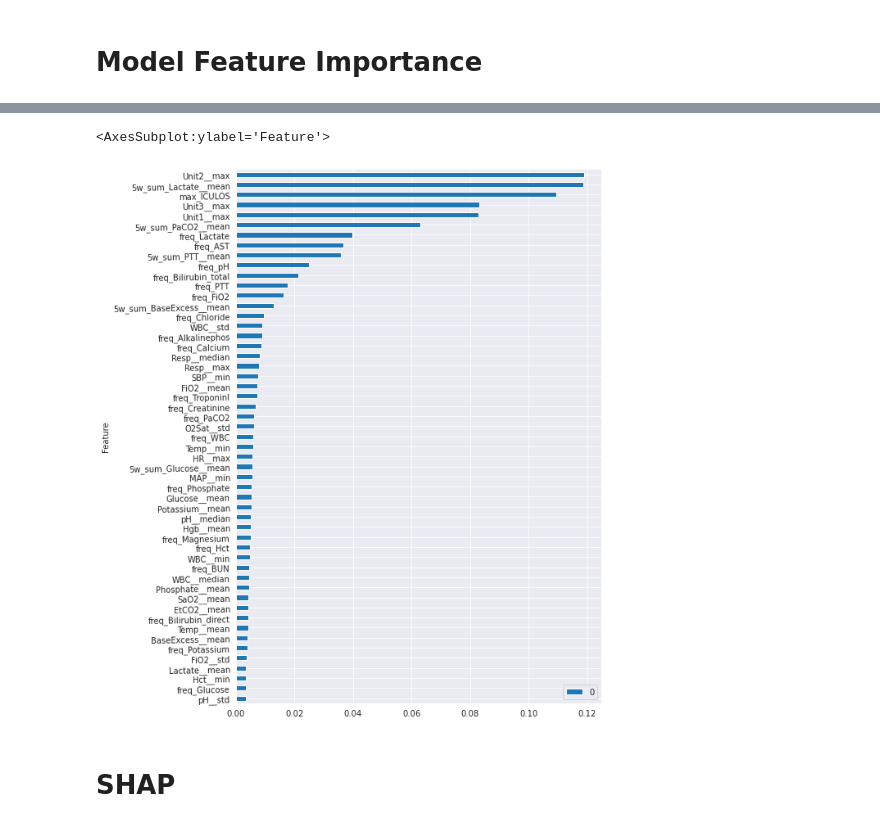
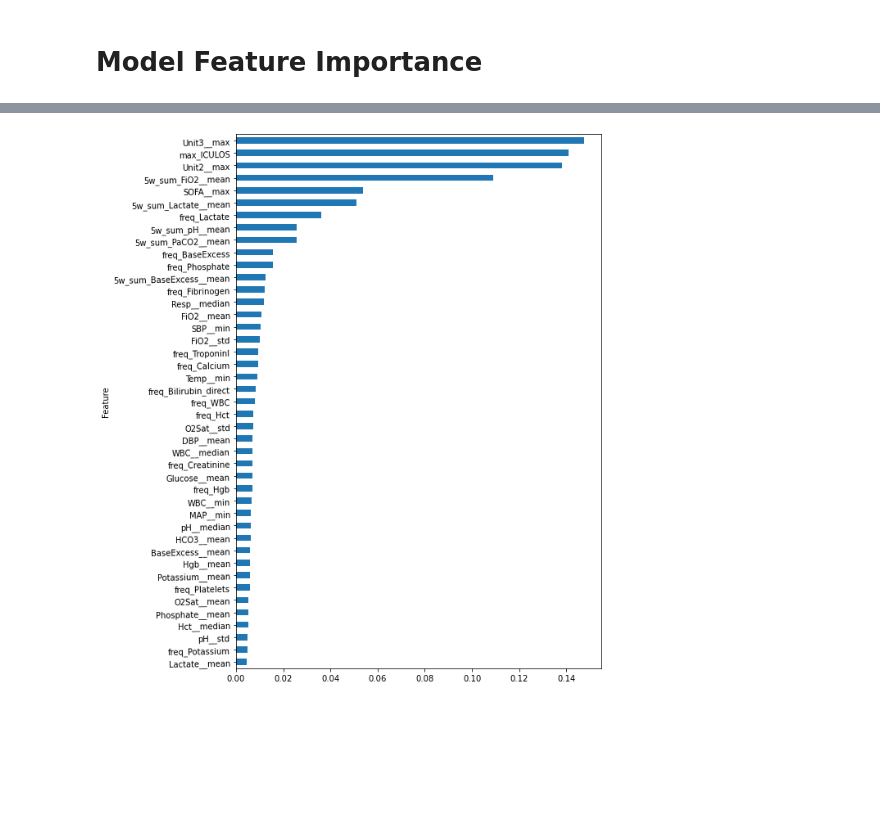
Before and after one commit to AtarCohen/Early-Prediction_of_Sepsis, a Jupyter notebook: Explain_Models.ipynb, the cells around one changed output, grey strips where cells are left out. Saved outputs shown, nothing was run; the diff lists cells and outputs as text; code cells hidden in the pictures; blank space fills up the shorter version.

```diff
--- a/Explain_Models.ipynb
+++ b/Explain_Models.ipynb
@@ -13,10 +8,13 @@ os.getcwd()
 # %% [markdown]
 <h1> Model Feature Importance </h1>
 # %%
-RFmodel = joblib.load('/home/student/Early_Prediction_of_Sepsis/RF_best1405')
-with open(f'/home/student/Early_Prediction_of_Sepsis/Best_features_RF_run2.pickle', 'rb') as handle:
-    RFfeature_names = pickle.load(handle)
+RFmodel = joblib.load('best_RF_run3_23') #load model
+with open(f'Best_features_dict_RF_run_4.pickle', 'rb') as handle:
+    features_dict_RF = pickle.load(handle)
+RFfeature_names = features_dict_RF[23]
 RF_tree_feature_importances = pd.DataFrame(RFmodel.feature_importances_)
-res =RF_tree_feature_importances.join(pd.DataFrame({'Feature':RFfeature_names}))
-res.sort_values(by=0).plot.barh(x='Feature',y=0,rot=1,figsize=(8,12))
+resRF =RF_tree_feature_importances.join(pd.DataFrame({'Feature':RFfeature_names}))
+resRF = resRF.sort_values(by=0)
+ax = resRF.plot.barh(x='Feature',y=0,rot=1,figsize=(8,12))
+ax.get_legend().remove()
 # %% [output]
@@ -25,13 +22,12 @@ res.sort_values(by=0).plot.barh(x='Feature',y=0,rot=1,figsize=(8,12))
 # %%
-XGBmodel = joblib.load('/home/student/Early_Prediction_of_Sepsis/best_XGB_53')
-with open(f'/home/student/Early_Prediction_of_Sepsis/Best_features_XGB_run.pickle', 'rb') as handle:
-    XGB_feature_names = pickle.load(handle)
-XGB_feature_names=XGB_feature_names[:53]
+XGBmodel = joblib.load('best_XGB_run3_43')
+with open(f'Best_features_dict_XGB_run_4.pickle', 'rb') as handle:
+    features_dictXGB = pickle.load(handle)
+XGB_feature_names = features_dictXGB[43]
 XGB_tree_feature_importances = pd.DataFrame(XGBmodel.feature_importances_)
-res =XGB_tree_feature_importances.join(pd.DataFrame({'Feature':XGB_feature_names}))
-res.sort_values(by=0).plot.barh(x='Feature',y=0,rot=1,figsize=(8,12))
+resXGB =XGB_tree_feature_importances.join(pd.DataFrame({'Feature':XGB_feature_names}))
+resXGB = resXGB.sort_values(by=0)
+ax2 = resXGB.plot.barh(x='Feature',y=0,rot=1,figsize=(8,12))
+ax2.get_legend().remove()
 # %% [output]
-<AxesSubplot:ylabel='Feature'>
-[figure, old version]
+[figure, new version]
-# %% [markdown]
-<h1> SHAP </h1>
```
Also changed, not shown: parts of 20 cells of this notebook, 5 other files.
